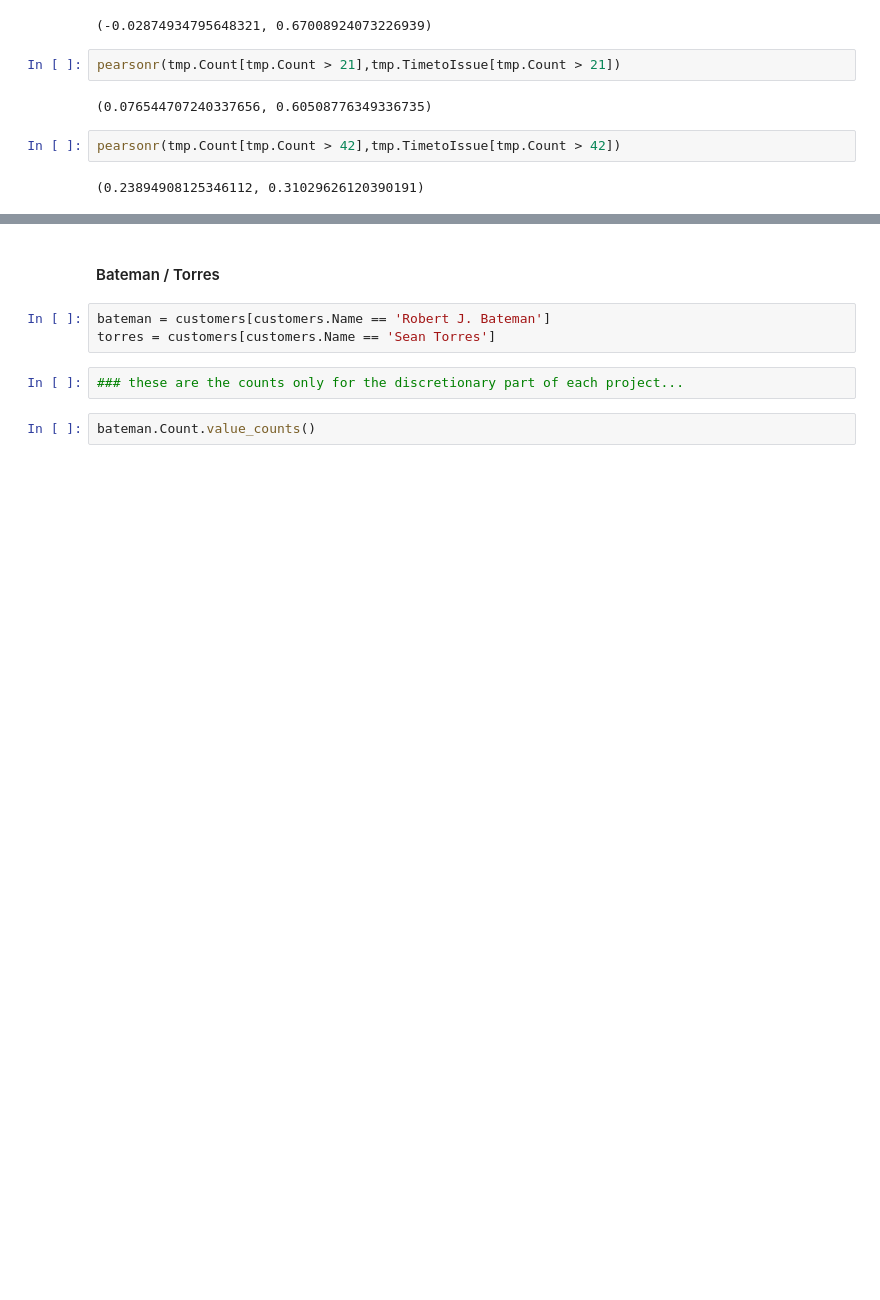
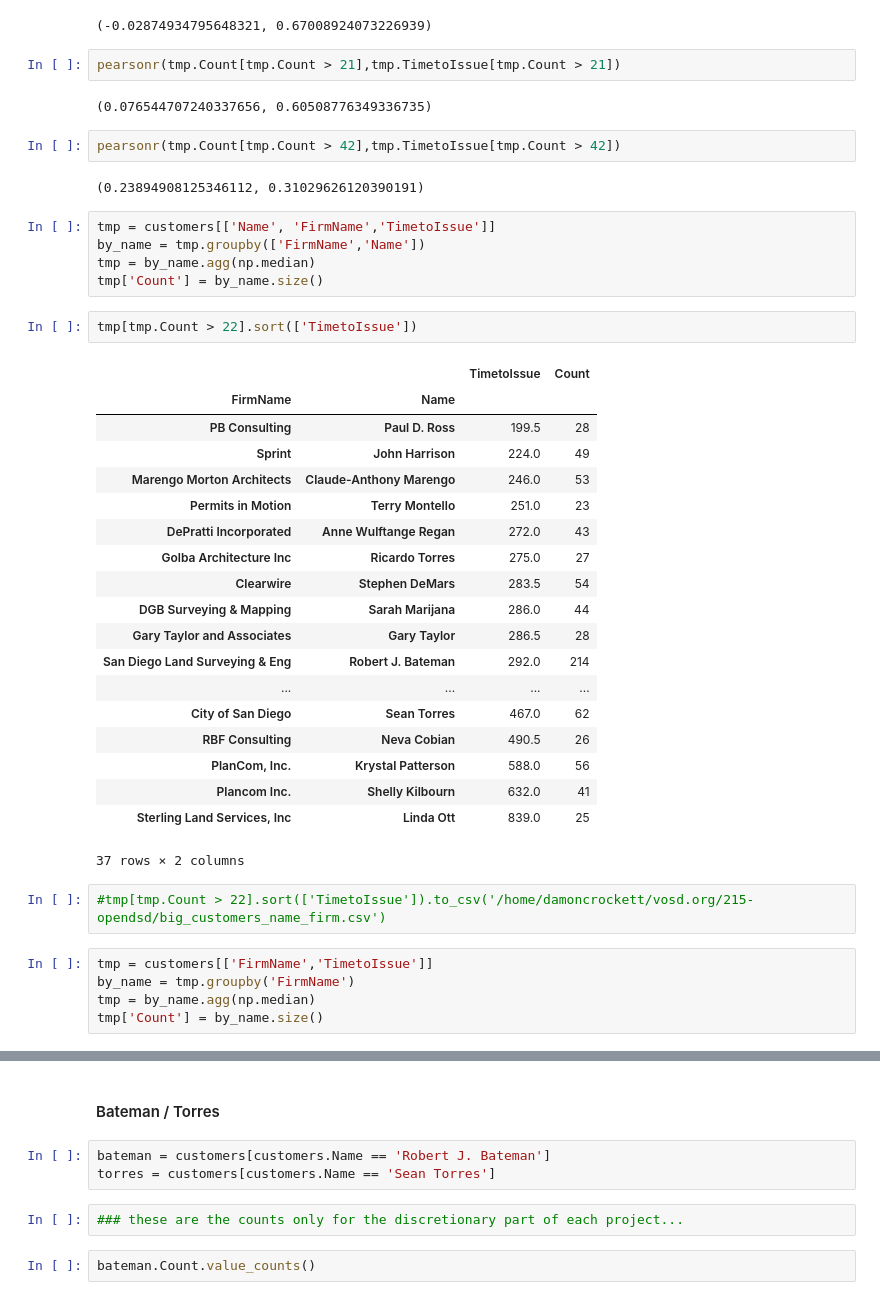
Before and after one commit to sandiegodata-projects/vosd.org, a Jupyter notebook: 215-opendsd/229-People.ipynb, the cells around one changed output, grey strips where cells are left out. Drawn from its saved outputs; the diff is of its cells as text; blank space fills up the shorter version.

Commit message:
229 CU and NU
Signed-off-by: damoncrockett <damoncrockett@hotmail.com>

```diff
--- a/215-opendsd/229-People.ipynb
+++ b/215-opendsd/229-People.ipynb
@@ -413,3 +421,37 @@ pearsonr(tmp.Count[tmp.Count > 21],tmp.TimetoIssue[tmp.Count > 21])
 pearsonr(tmp.Count[tmp.Count > 42],tmp.TimetoIssue[tmp.Count > 42])
 # %% [output]
 (0.23894908125346112, 0.31029626120390191)
+# %%
+tmp = customers[['Name', 'FirmName','TimetoIssue']]
+by_name = tmp.groupby(['FirmName','Name'])
+tmp = by_name.agg(np.median)
+tmp['Count'] = by_name.size()
+# %%
+tmp[tmp.Count > 22].sort(['TimetoIssue'])
+# %% [output]
+|  |  | TimetoIssue | Count |
+| FirmName | Name |  |  |
+| PB Consulting | Paul D. Ross | 199.5 | 28 |
+| Sprint | John Harrison | 224.0 | 49 |
+| Marengo Morton Architects | Claude-Anthony Marengo | 246.0 | 53 |
+| Permits in Motion | Terry Montello | 251.0 | 23 |
+| DePratti Incorporated | Anne Wulftange Regan | 272.0 | 43 |
+| Golba Architecture Inc | Ricardo Torres | 275.0 | 27 |
+| Clearwire | Stephen DeMars | 283.5 | 54 |
+| DGB Surveying & Mapping | Sarah Marijana | 286.0 | 44 |
+| Gary Taylor and Associates | Gary Taylor | 286.5 | 28 |
+| San Diego Land Surveying & Eng | Robert J. Bateman | 292.0 | 214 |
+| ... | ... | ... | ... |
+| City of San Diego | Sean Torres | 467.0 | 62 |
+| RBF Consulting | Neva Cobian | 490.5 | 26 |
+| PlanCom, Inc. | Krystal Patterson | 588.0 | 56 |
+| Plancom Inc. | Shelly Kilbourn | 632.0 | 41 |
+| Sterling Land Services, Inc | Linda Ott | 839.0 | 25 |
+37 rows × 2 columns
+# %%
+#tmp[tmp.Count > 22].sort(['TimetoIssue']).to_csv('/home/damoncrockett/vosd.org/215-opendsd/big_customers_name_firm.csv')
+# %%
+tmp = customers[['FirmName','TimetoIssue']]
+by_name = tmp.groupby('FirmName')
+tmp = by_name.agg(np.median)
+tmp['Count'] = by_name.size()
```
Also changed, not shown: parts of 13 cells of this notebook.
